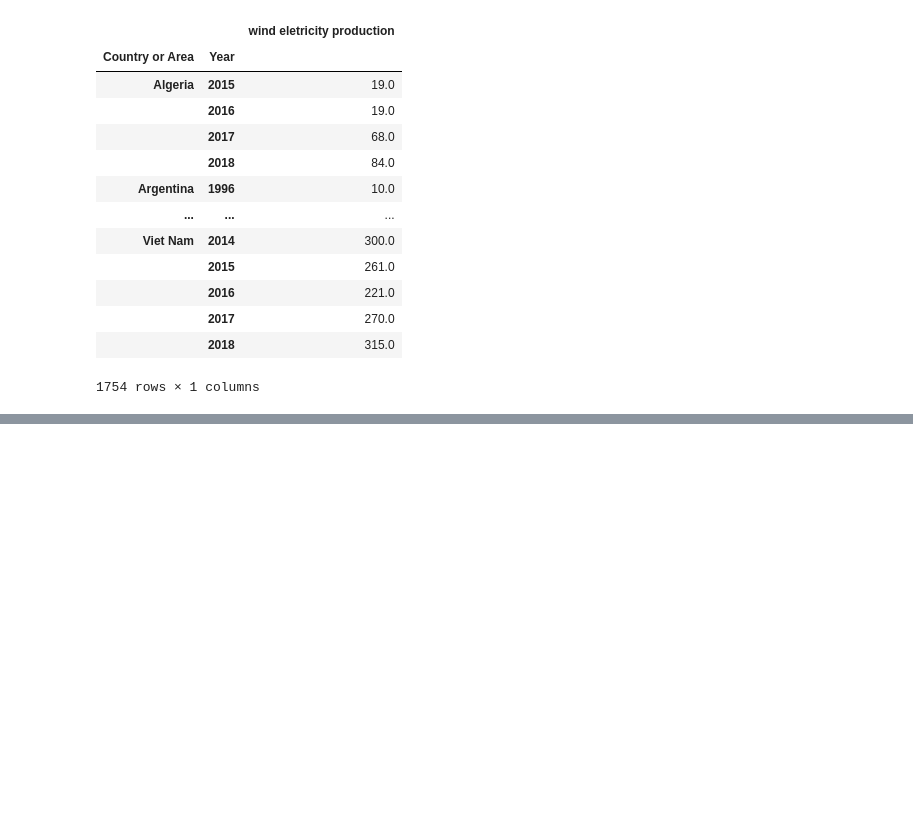
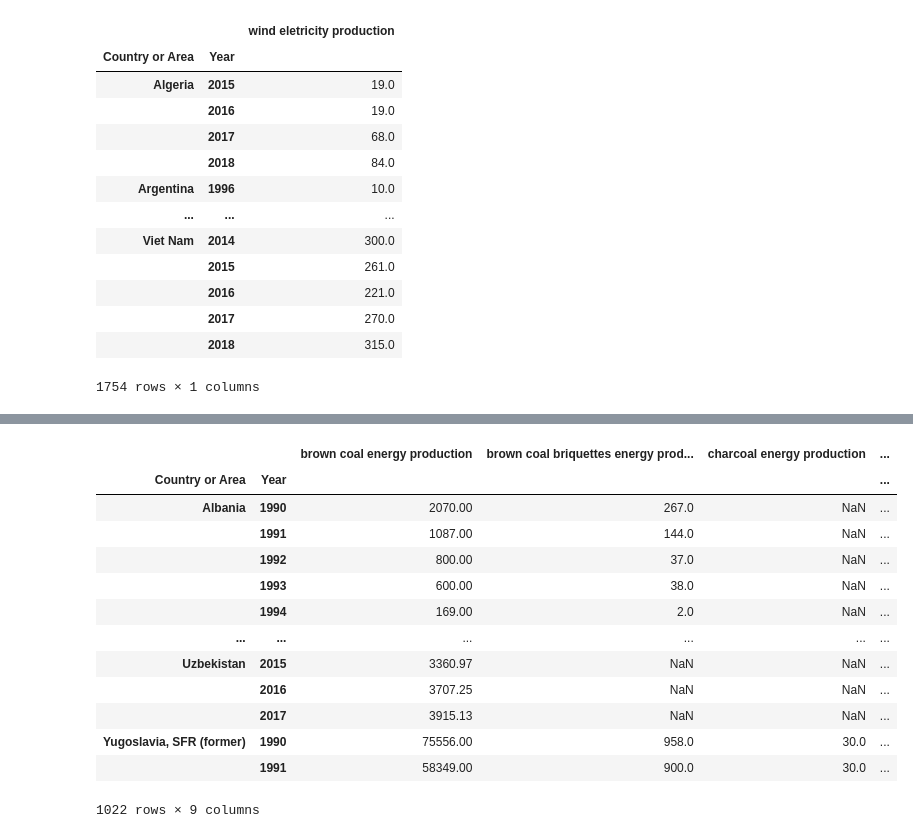
Before and after one commit to LucaDiba/renewable-causal-effects, a Jupyter notebook: Datasets merging.ipynb, the cells around one changed output, grey strips where cells are left out. Cells and saved outputs as stored; diff of their text form; code cells hidden in the pictures; blank space fills up the shorter version.

Commit message:
Added "Fossil Fuel Electricity Production"

```diff
--- a/Datasets merging.ipynb
+++ b/Datasets merging.ipynb
@@ -345,12 +345,19 @@ Next update in UNdata: Not applicable
 indicator = 'eletricity employment'
 
 df = pd.read_csv('./datasets/Total employment.csv')
-df = df[(df['Classification'] == 'ISIC-Rev.3') & (df['Subclassification'] == 'E. Electricity, Gas and Water Supply')]
+mask = (df['Classification'] == 'ISIC-Rev.3') & (
+    (df['Subclassification'] == 'E. Electricity, Gas and Water Supply') |
+    (df['Subclassification'] == '4. Electricity, Gas and Water') |
+    (df['Subclassification'] == 'D. Electricity, gas, steam and air conditioning supply') |
+    (df['Subclassification'] == '5. Electricity, gas, water and sanitary services')
+)
+df = df[mask]
 df = df[['Country or Area', 'Year', 'Value']]\
         .set_index(['Country or Area', 'Year'])\
         .groupby(by=['Country or Area', 'Year']).mean()\
         .rename(columns={'Value':indicator})
 
+data[indicator] = df
 df
 # %% [output]
 |  |  | eletricity employment |
@@ -389,6 +396,7 @@ df = df[['Country or Area', 'Year', 'Quantity']]\
         .groupby(by=['Country or Area', 'Year']).mean()\
         .rename(columns={'Quantity':indicator})
 
+data[indicator] = df
 df
 # %% [output]
 |  |  | solar eletricity production |
@@ -425,6 +433,7 @@ df = df[['Country or Area', 'Year', 'Quantity']]\
         .groupby(by=['Country or Area', 'Year']).mean()\
         .rename(columns={'Quantity':indicator})
 
+data[indicator] = df
 df
 # %% [output]
 |  |  | wind eletricity production |
@@ -443,0 +474,49 @@ df
+# %%
+filenames = [
+    # (filename without path and extension, indicator name)
+    ('Brown coal - production','brown coal energy production'),
+    ('Brown coal briquettes - production','brown coal briquettes energy production'),
+    ('Charcoal - Production','charcoal energy production'),
+    ('Coal Tar - Production','coal tar energy production'),
+    ('Coking coal - production','coking coal energy production'),
+    ('Conventional crude oil - production','crude oil energy production'),
+    ('Fuel oil - Production','fuel oil energy production'),
+    ('Gas Oil and Diesel Oil - Production','gas diesel oils energy production'),
+    ('Other oil products n.e.c. - Production','other oils energy production')
+]
+
+indicator = 'wind eletricity production'
+
+dataframes = []
+for filename, indicator in filenames:
+    df = pd.read_csv(f"./datasets/{filename}.csv")
+    df = df[['Country or Area', 'Year', 'Quantity']]\
+            .set_index(['Country or Area', 'Year'])\
+            .groupby(by=['Country or Area', 'Year']).mean()\
+            .rename(columns={'Quantity':indicator})\
+            .reset_index()
+
+    df['Year'] = pd.to_numeric(df['Year'], downcast='integer')
+    df = df.set_index(['Country or Area', 'Year'])
+
+    data[indicator] = df
+    dataframes.append(df.copy())
+
+df = dataframes[0].join(dataframes[1:]).reset_index() if len(dataframes) > 1 else dataframes[0]
+df = df.set_index(['Country or Area', 'Year'])
+df
+# %% [output]
+|  |  | brown coal energy production | brown coal briquettes energy prod... | charcoal energy production | ... |
+| Country or Area | Year |  |  |  | ... |
+| Albania | 1990 | 2070.00 | 267.0 | NaN | ... |
+|  | 1991 | 1087.00 | 144.0 | NaN | ... |
+|  | 1992 | 800.00 | 37.0 | NaN | ... |
+|  | 1993 | 600.00 | 38.0 | NaN | ... |
+|  | 1994 | 169.00 | 2.0 | NaN | ... |
+| ... | ... | ... | ... | ... | ... |
+| Uzbekistan | 2015 | 3360.97 | NaN | NaN | ... |
+|  | 2016 | 3707.25 | NaN | NaN | ... |
+|  | 2017 | 3915.13 | NaN | NaN | ... |
+| Yugoslavia, SFR (former) | 1990 | 75556.00 | 958.0 | 30.0 | ... |
+|  | 1991 | 58349.00 | 900.0 | 30.0 | ... |
+1022 rows × 9 columns
```
Also changed, not shown: parts of 1 cell of this notebook, 9 other files.
